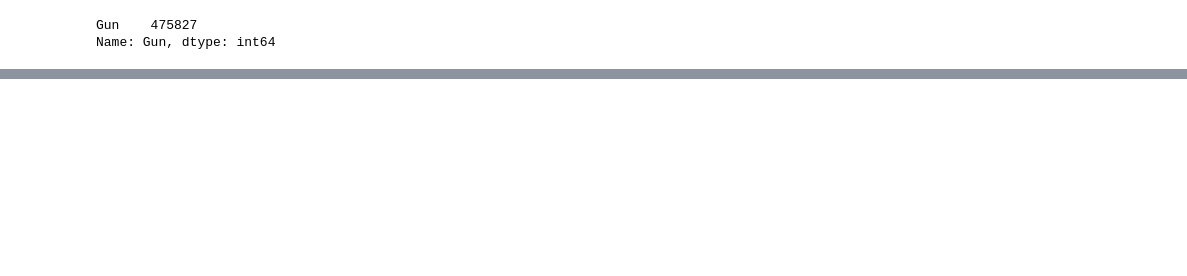
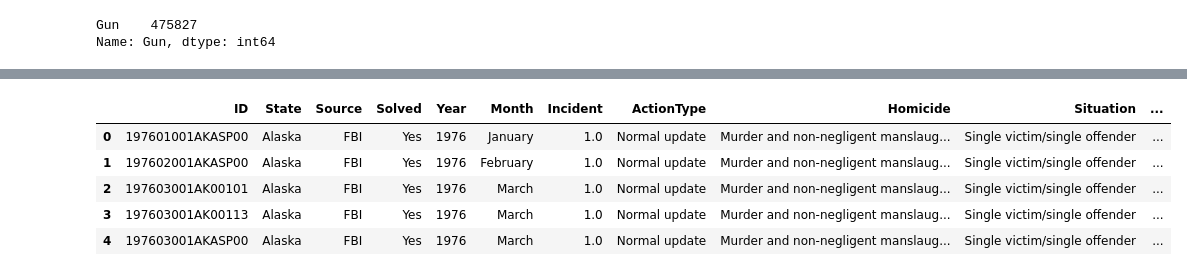
Before and after one commit to cathrinesot/studioprojects, a Jupyter notebook: code/guns/Gun Laws.ipynb, the cells around one changed output, grey strips where cells are left out. Saved outputs shown, nothing was run; the diff lists cells and outputs as text; code cells hidden in the pictures; blank space fills up the shorter version.

```diff
--- a/code/guns/Gun Laws.ipynb
+++ b/code/guns/Gun Laws.ipynb
@@ -200,0 +231,3 @@ sum_weapons.groupby('State')['Gun'].value_counts().plot(kind='bar', figsize=(10,
+# %%
+df_pop = pd.read_csv("population.csv")
+df_pop.head()
@@ -200,0 +250,4 @@ sum_weapons.groupby('State')['Gun'].value_counts().plot(kind='bar', figsize=(10,
+# %%
+df_pop['2016'] = df_pop['2016'].str.replace(',', '').astype(int)
+# %%
+df_pop.drop(['2010', '2011', '2012', '2013', '2014', '2015'], axis=1, inplace=True)
@@ -200,0 +284,10 @@ sum_weapons.groupby('State')['Gun'].value_counts().plot(kind='bar', figsize=(10,
+# %%
+combined_df = sum_weapons.merge(df_pop, left_on="State", right_on="State")
+combined_df.head()
+# %% [output]
+|  | ID | State | Source | Solved | Year | Month | Incident | ActionType | Homicide | Situation | ... |
+| 0 | 197601001AKASP00 | Alaska | FBI | Yes | 1976 | January | 1.0 | Normal update | Murder and non-negligent manslaug... | Single victim/single offender | ... |
+| 1 | 197602001AKASP00 | Alaska | FBI | Yes | 1976 | February | 1.0 | Normal update | Murder and non-negligent manslaug... | Single victim/single offender | ... |
+| 2 | 197603001AK00101 | Alaska | FBI | Yes | 1976 | March | 1.0 | Normal update | Murder and non-negligent manslaug... | Single victim/single offender | ... |
+| 3 | 197603001AK00113 | Alaska | FBI | Yes | 1976 | March | 1.0 | Normal update | Murder and non-negligent manslaug... | Single victim/single offender | ... |
+| 4 | 197603001AKASP00 | Alaska | FBI | Yes | 1976 | March | 1.0 | Normal update | Murder and non-negligent manslaug... | Single victim/single offender | ... |
```
Also changed, not shown: parts of 28 cells of this notebook, 3 other files.
